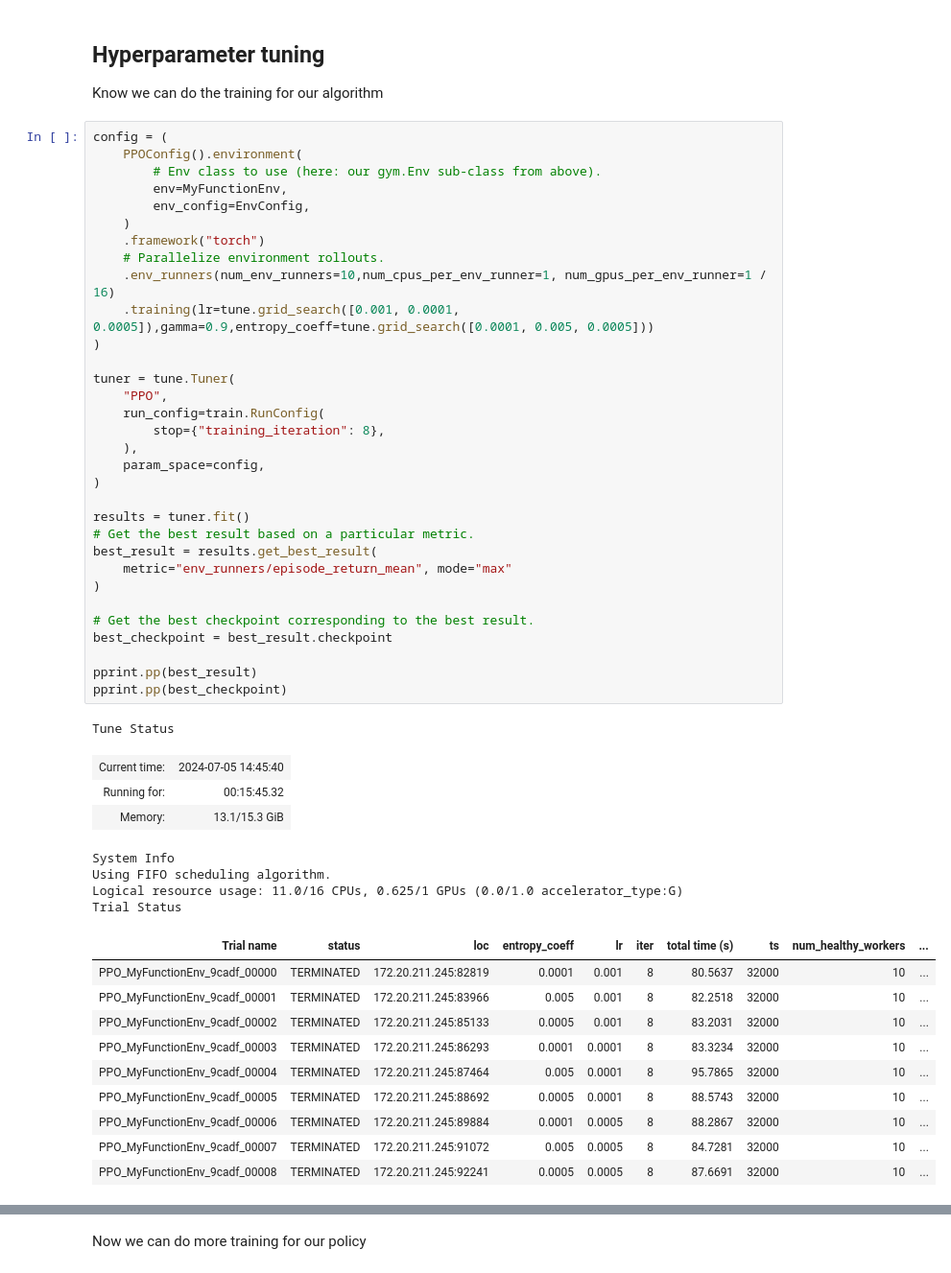
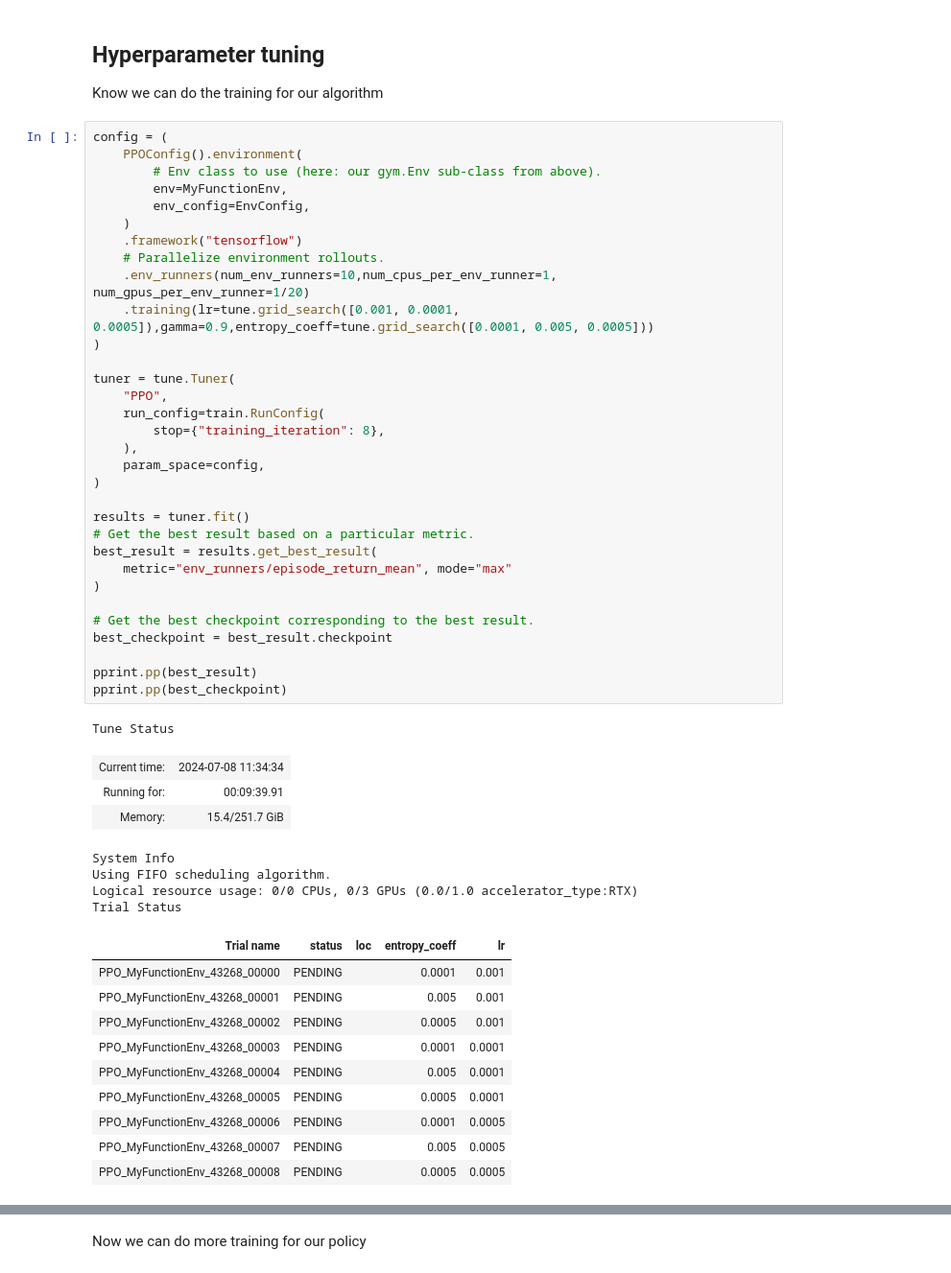
Before and after one commit to Eymeric65/Lagrangian_sindy, a Jupyter notebook: Library_creator/RL_notebook.ipynb, the cells around one changed output, grey strips where cells are left out. Shown: that part at 96% size. Saved outputs shown, nothing was run; the diff lists cells and outputs as text.

```diff
--- a/Library_creator/RL_notebook.ipynb
+++ b/Library_creator/RL_notebook.ipynb
@@ -74,47 +89,47 @@ config = (
         env=MyFunctionEnv,
         env_config=EnvConfig,
     )
-    .framework("torch")
+    .framework("tensorflow")
     # Parallelize environment rollouts.
-    .env_runners(num_env_runners=10,num_cpus_per_env_runner=1, num_gpus_per_env_runner=1 / 16)
+    .env_runners(num_env_runners=10,num_cpus_per_env_runner=1, num_gpus_per_env_runner=1/20)
     .training(lr=tune.grid_search([0.001, 0.0001, 0.0005]),gamma=0.9,entropy_coeff=tune.grid_search([0.0001, 0.005, 0.0005]))
 )
 
 tuner = tune.Tuner(
     "PPO",
     run_config=train.RunConfig(
         stop={"training_iteration": 8},
     ),
     param_space=config,
 )
 
 results = tuner.fit()
 # Get the best result based on a particular metric.
 best_result = results.get_best_result(
     metric="env_runners/episode_return_mean", mode="max"
 )
 
 # Get the best checkpoint corresponding to the best result.
 best_checkpoint = best_result.checkpoint
 
 pprint.pp(best_result)
 pprint.pp(best_checkpoint)
 # %% [output]
 Tune Status
-| Current time: | 2024-07-05 14:45:40 |
-| Running for: | 00:15:45.32 |
-| Memory: | 13.1/15.3 GiB |
+| Current time: | 2024-07-08 11:34:34 |
+| Running for: | 00:09:39.91 |
+| Memory: | 15.4/251.7 GiB |
 System Info
 Using FIFO scheduling algorithm.
-Logical resource usage: 11.0/16 CPUs, 0.625/1 GPUs (0.0/1.0 accelerator_type:G)
+Logical resource usage: 0/0 CPUs, 0/3 GPUs (0.0/1.0 accelerator_type:RTX)
 Trial Status
-| Trial name | status | loc | entropy_coeff | lr | iter | total time (s) | ts | num_healthy_workers | ... |
-| PPO_MyFunctionEnv_9cadf_00000 | TERMINATED | 172.20.211.245:82819 | 0.0001 | 0.001 | 8 | 80.5637 | 32000 | 10 | ... |
-| PPO_MyFunctionEnv_9cadf_00001 | TERMINATED | 172.20.211.245:83966 | 0.005 | 0.001 | 8 | 82.2518 | 32000 | 10 | ... |
-| PPO_MyFunctionEnv_9cadf_00002 | TERMINATED | 172.20.211.245:85133 | 0.0005 | 0.001 | 8 | 83.2031 | 32000 | 10 | ... |
-| PPO_MyFunctionEnv_9cadf_00003 | TERMINATED | 172.20.211.245:86293 | 0.0001 | 0.0001 | 8 | 83.3234 | 32000 | 10 | ... |
-| PPO_MyFunctionEnv_9cadf_00004 | TERMINATED | 172.20.211.245:87464 | 0.005 | 0.0001 | 8 | 95.7865 | 32000 | 10 | ... |
-| PPO_MyFunctionEnv_9cadf_00005 | TERMINATED | 172.20.211.245:88692 | 0.0005 | 0.0001 | 8 | 88.5743 | 32000 | 10 | ... |
-| PPO_MyFunctionEnv_9cadf_00006 | TERMINATED | 172.20.211.245:89884 | 0.0001 | 0.0005 | 8 | 88.2867 | 32000 | 10 | ... |
-| PPO_MyFunctionEnv_9cadf_00007 | TERMINATED | 172.20.211.245:91072 | 0.005 | 0.0005 | 8 | 84.7281 | 32000 | 10 | ... |
-| PPO_MyFunctionEnv_9cadf_00008 | TERMINATED | 172.20.211.245:92241 | 0.0005 | 0.0005 | 8 | 87.6691 | 32000 | 10 | ... |
+| Trial name | status | loc | entropy_coeff | lr |
+| PPO_MyFunctionEnv_43268_00000 | PENDING |  | 0.0001 | 0.001 |
+| PPO_MyFunctionEnv_43268_00001 | PENDING |  | 0.005 | 0.001 |
+| PPO_MyFunctionEnv_43268_00002 | PENDING |  | 0.0005 | 0.001 |
+| PPO_MyFunctionEnv_43268_00003 | PENDING |  | 0.0001 | 0.0001 |
+| PPO_MyFunctionEnv_43268_00004 | PENDING |  | 0.005 | 0.0001 |
+| PPO_MyFunctionEnv_43268_00005 | PENDING |  | 0.0005 | 0.0001 |
+| PPO_MyFunctionEnv_43268_00006 | PENDING |  | 0.0001 | 0.0005 |
+| PPO_MyFunctionEnv_43268_00007 | PENDING |  | 0.005 | 0.0005 |
+| PPO_MyFunctionEnv_43268_00008 | PENDING |  | 0.0005 | 0.0005 |
```
Also changed, not shown: parts of 3 cells of this notebook, 2 other files.
